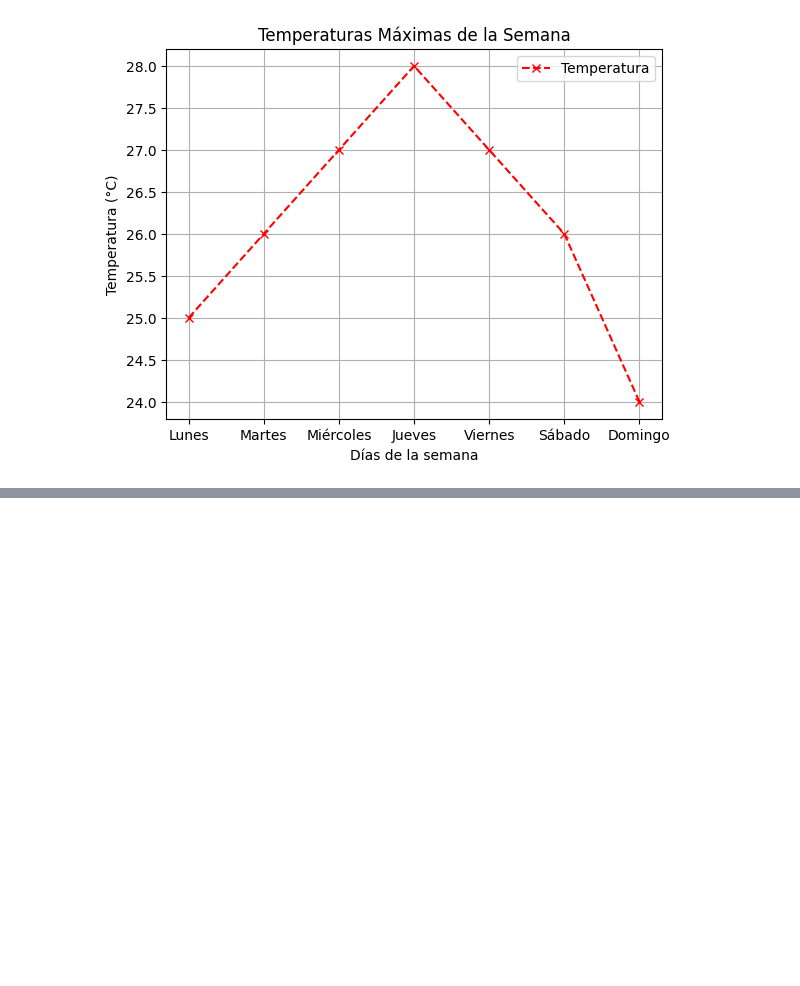
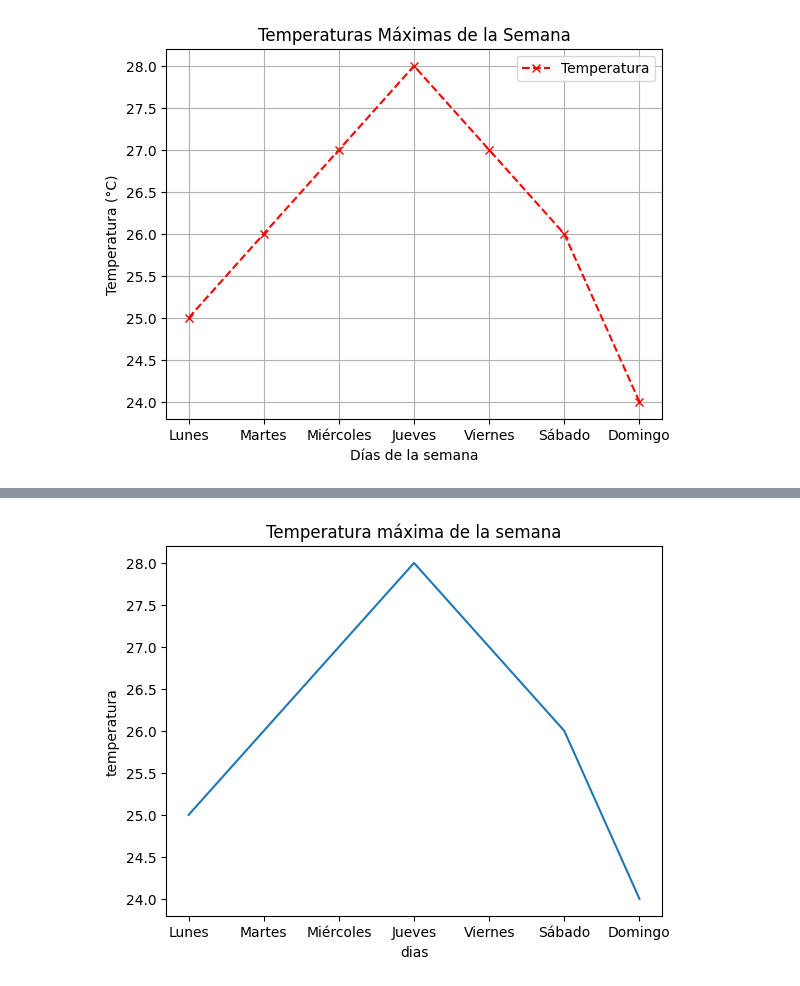
Before and after one commit to JoacoCavarzan/Data-viz-Seaborn, a Jupyter notebook: Gráficos_Seaborn.ipynb, the cells around one changed output, grey strips where cells are left out. Cells and saved outputs as stored; diff of their text form; code cells hidden in the pictures; blank space fills up the shorter version.

Commit message:
Creando grafico seaborn con Colab

```diff
--- a/Gráficos_Seaborn.ipynb
+++ b/Gráficos_Seaborn.ipynb
@@ -55,3 +55,11 @@ df_semana
 | 4 | Viernes | 27 |
 | 5 | Sábado | 26 |
 | 6 | Domingo | 24 |
+# %%
+# Mediante el marco de datos df_semana: generar gráfico lineal "Temperatura máxima de la semana" con seaborn
+
+sns.lineplot(x='dias', y='temperatura', data=df_semana)
+plt.title('Temperatura máxima de la semana')
+plt.show()
+# %% [output]
+[figure, added]
```
Also changed, not shown: parts of 2 cells of this notebook.
